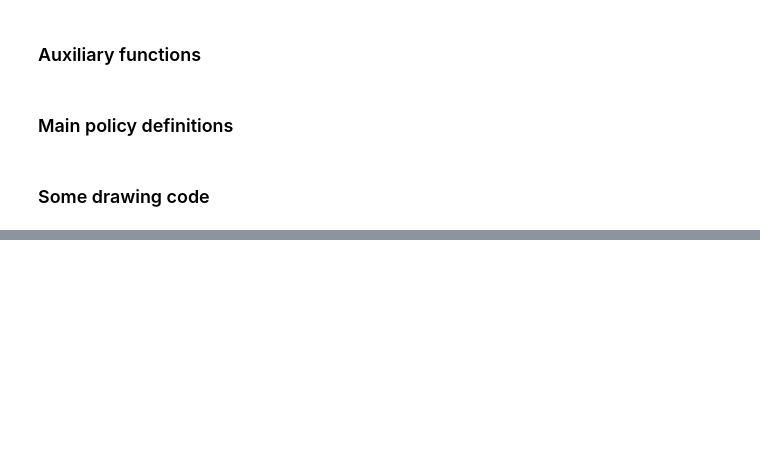
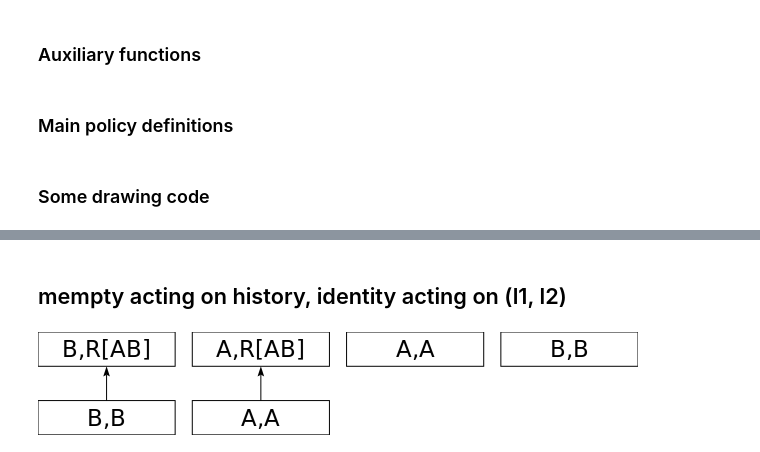
Before and after one commit to swystems/bellkat, a Jupyter notebook: BetterExample.ipynb, the cells around one changed output, grey strips where cells are left out. Cells and saved outputs as stored; diff of their text form; code cells hidden in the pictures; blank space fills up the shorter version.

```diff
--- a/BetterExample.ipynb
+++ b/BetterExample.ipynb
@@ -120,0 +120,7 @@ A,A
+# %% [markdown]
+## mempty acting on history, identity acting on (l1, l2)
+# %%
+drawPolicy $
+    (create "A" -+- create "B") -*- (transmit "A" ("A", "R[AB]") -+- mempty) -*- (transmit "B" ("B", "R[AB]")-+- mempty)
+# %% [output]
+[figure, added]
```
Also changed, not shown: parts of 14 cells of this notebook.
